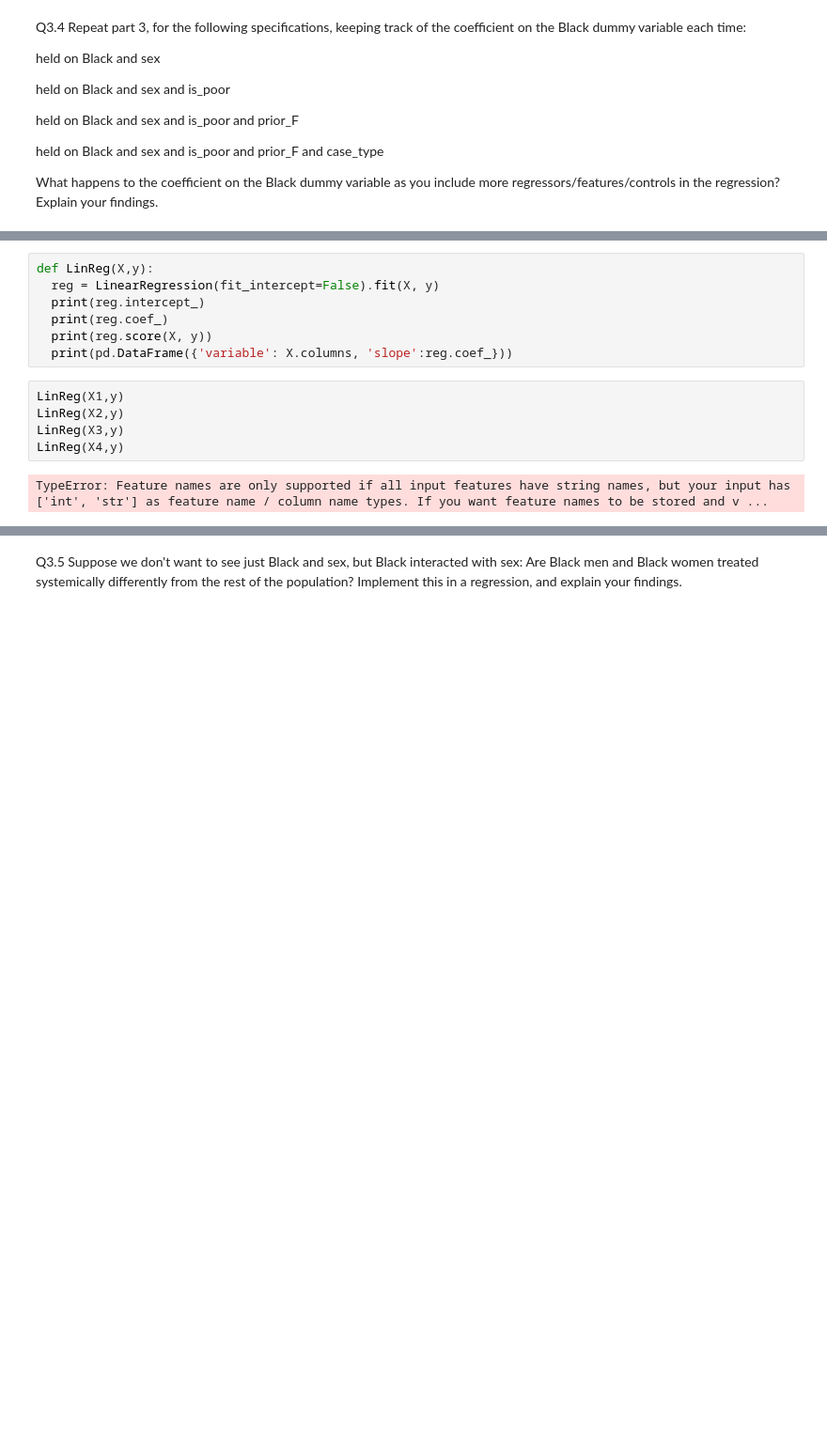
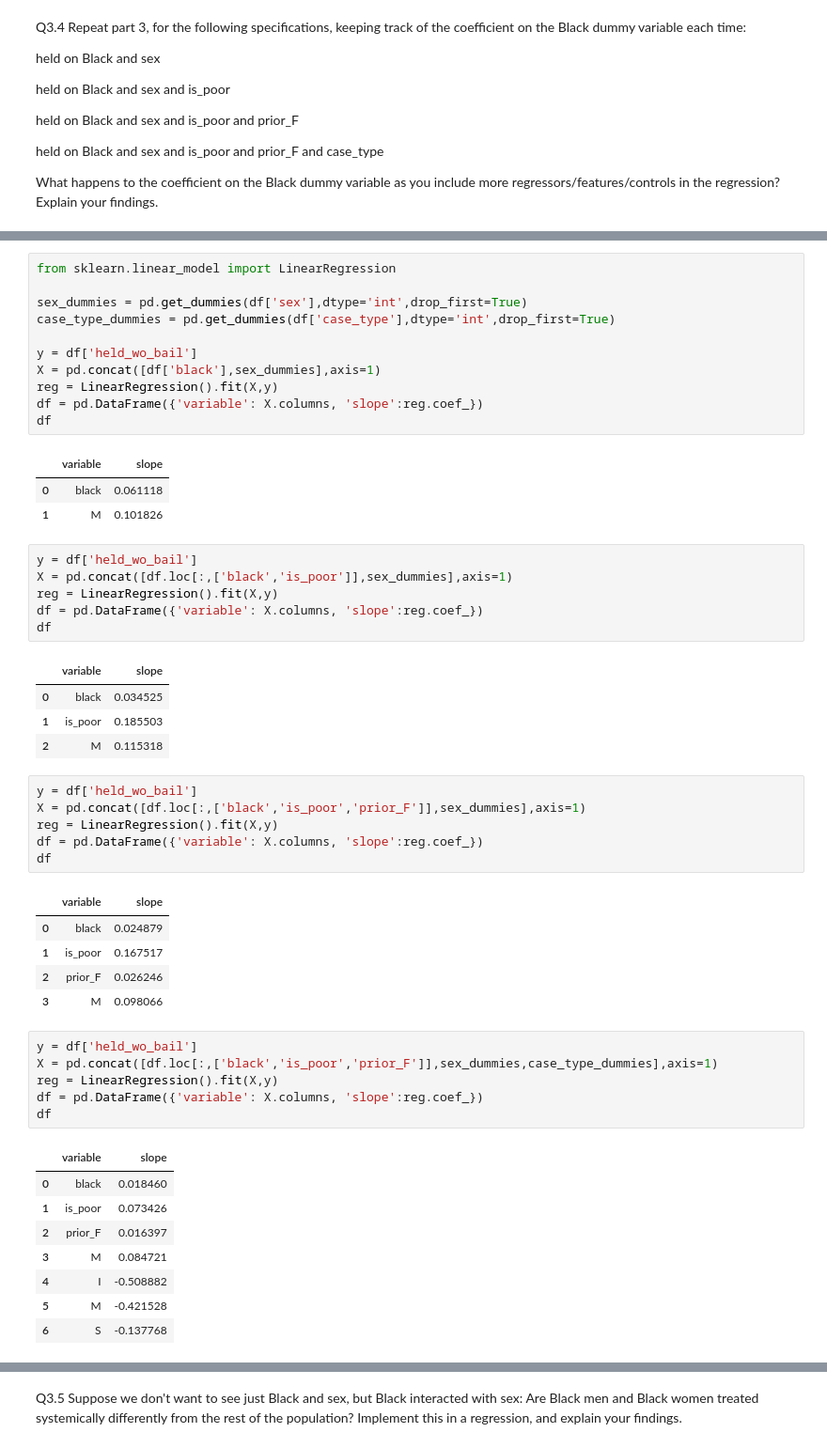
Before and after one commit to vnewsome/linearRegression, a Jupyter notebook: assignment.ipynb, the cells around one changed output, grey strips where cells are left out. Shown at 94% size. Cells and saved outputs as stored; diff of their text form; blank space fills up the shorter version.

```diff
--- a/assignment.ipynb
+++ b/assignment.ipynb
@@ -384,14 +356,53 @@ SyntaxError: invalid syntax. Maybe you meant '==' or ':=' instead of '='? (<ipyt
-# %%
-def LinReg(X,y):
-  reg = LinearRegression(fit_intercept=False).fit(X, y)
-  print(reg.intercept_)
-  print(reg.coef_)
-  print(reg.score(X, y))
-  print(pd.DataFrame({'variable': X.columns, 'slope':reg.coef_}))
-# %%
-LinReg(X1,y)
-LinReg(X2,y)
-LinReg(X3,y)
-LinReg(X4,y)
-# %% [output]
-TypeError: Feature names are only supported if all input features have string names, but your input has ['int', 'str'] as feature name / column name types. If you want feature names to be stored and v ...
+# %%
+from sklearn.linear_model import LinearRegression
+
+sex_dummies = pd.get_dummies(df['sex'],dtype='int',drop_first=True)
+case_type_dummies = pd.get_dummies(df['case_type'],dtype='int',drop_first=True)
+
+y = df['held_wo_bail']
+X = pd.concat([df['black'],sex_dummies],axis=1)
+reg = LinearRegression().fit(X,y)
+df = pd.DataFrame({'variable': X.columns, 'slope':reg.coef_})
+df
+# %% [output]
+|  | variable | slope |
+| 0 | black | 0.061118 |
+| 1 | M | 0.101826 |
+# %%
+y = df['held_wo_bail']
+X = pd.concat([df.loc[:,['black','is_poor']],sex_dummies],axis=1)
+reg = LinearRegression().fit(X,y)
+df = pd.DataFrame({'variable': X.columns, 'slope':reg.coef_})
+df
+# %% [output]
+|  | variable | slope |
+| 0 | black | 0.034525 |
+| 1 | is_poor | 0.185503 |
+| 2 | M | 0.115318 |
+# %%
+y = df['held_wo_bail']
+X = pd.concat([df.loc[:,['black','is_poor','prior_F']],sex_dummies],axis=1)
+reg = LinearRegression().fit(X,y)
+df = pd.DataFrame({'variable': X.columns, 'slope':reg.coef_})
+df
+# %% [output]
+|  | variable | slope |
+| 0 | black | 0.024879 |
+| 1 | is_poor | 0.167517 |
+| 2 | prior_F | 0.026246 |
+| 3 | M | 0.098066 |
+# %%
+y = df['held_wo_bail']
+X = pd.concat([df.loc[:,['black','is_poor','prior_F']],sex_dummies,case_type_dummies],axis=1)
+reg = LinearRegression().fit(X,y)
+df = pd.DataFrame({'variable': X.columns, 'slope':reg.coef_})
+df
+# %% [output]
+|  | variable | slope |
+| 0 | black | 0.018460 |
+| 1 | is_poor | 0.073426 |
+| 2 | prior_F | 0.016397 |
+| 3 | M | 0.084721 |
+| 4 | I | -0.508882 |
+| 5 | M | -0.421528 |
+| 6 | S | -0.137768 |
```
Also changed, not shown: parts of 8 cells of this notebook.
